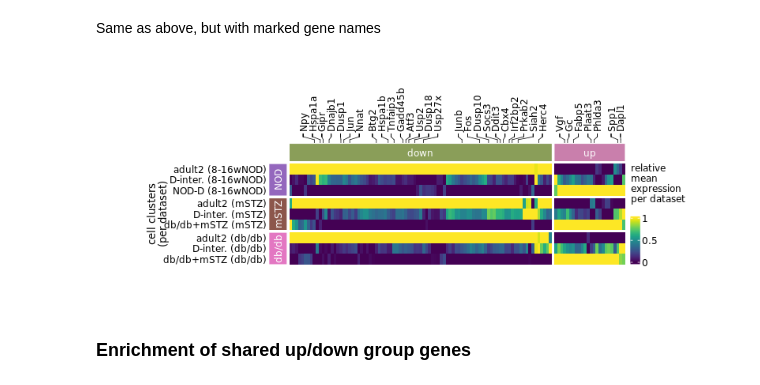
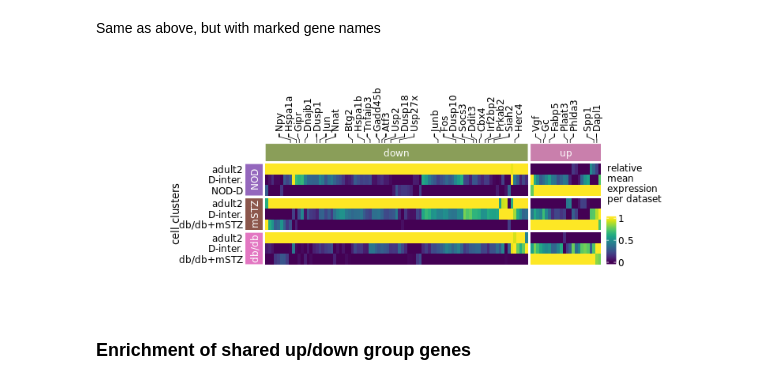
Before and after one commit to theislab/mouse_cross-condition_pancreatic_islet_atlas, a Jupyter notebook: reproducibility/code/data_exploration/atlas/beta/21-5_DE_T1D_T2D_activity_diseasedTrajectory.ipynb, the cells around one changed output. Saved outputs shown, nothing was run; the diff lists cells and outputs as text; code cells hidden in the pictures.

Commit message:
plot updates

```diff
--- a/reproducibility/code/data_exploration/atlas/beta/21-5_DE_T1D_T2D_activity_diseasedTrajectory.ipynb
+++ b/reproducibility/code/data_exploration/atlas/beta/21-5_DE_T1D_T2D_activity_diseasedTrajectory.ipynb
@@ -423,29 +425,34 @@ row_anno = rowAnnotation(dataset = anno_block(
         labels = models,
         labels_gp = gpar(col = "white")))
 studies_anno<-factor(as.vector(unlist(studies)),levels = unlist(study_order))
+# %%
+%%R
+# Row labels
+row_labels=structure(row_labels,names=row_names)
 # %%
 %%R -w 800 -h 300
 # plot heatmap
 h<-Heatmap(x_ordered,col=viridis(256),
+       row_labels = row_labels[rownames(x_ordered)],
        cluster_columns = FALSE, cluster_rows = FALSE,
        show_column_names = FALSE, show_row_names = TRUE,
-       row_title ="cell clusters\n(per dataset)",
+       row_title ="cell clusters",
        top_annotation=ha_col,
        left_annotation=row_anno,
        column_split =as.vector(unlist(directions_anno)),
        column_title = NULL,
        row_split = studies_anno,
        row_names_side = "left",
        heatmap_legend_param = list( title = "relative\nmean\nexpression\nper dataset\n",
                                    title_gp=gpar( fontsize = 12),
                                    labels_gp = gpar( fontsize = 12)),
        row_gap = unit(1, "mm"),
        width= unit(15, "cm"), height= unit(4.5, "cm"),
        show_row_dend = FALSE,
        )
 draw(h)
 # %% [output]
-[figure, old version]
+[figure, new version]
 # %%
 %%R -i path_fig
 # Save heatmap
```
Also changed, not shown: parts of 2 cells of this notebook, 8 other files.
